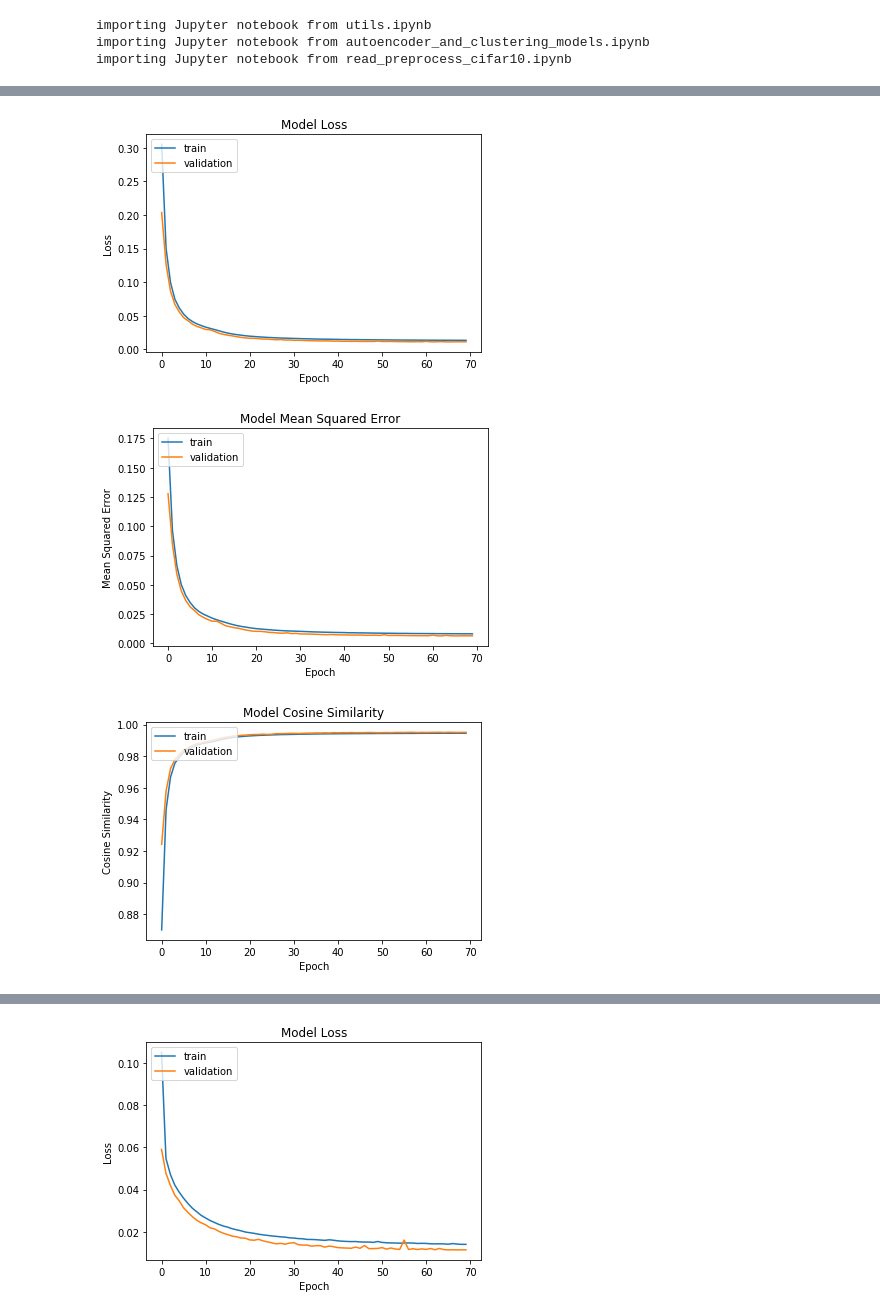
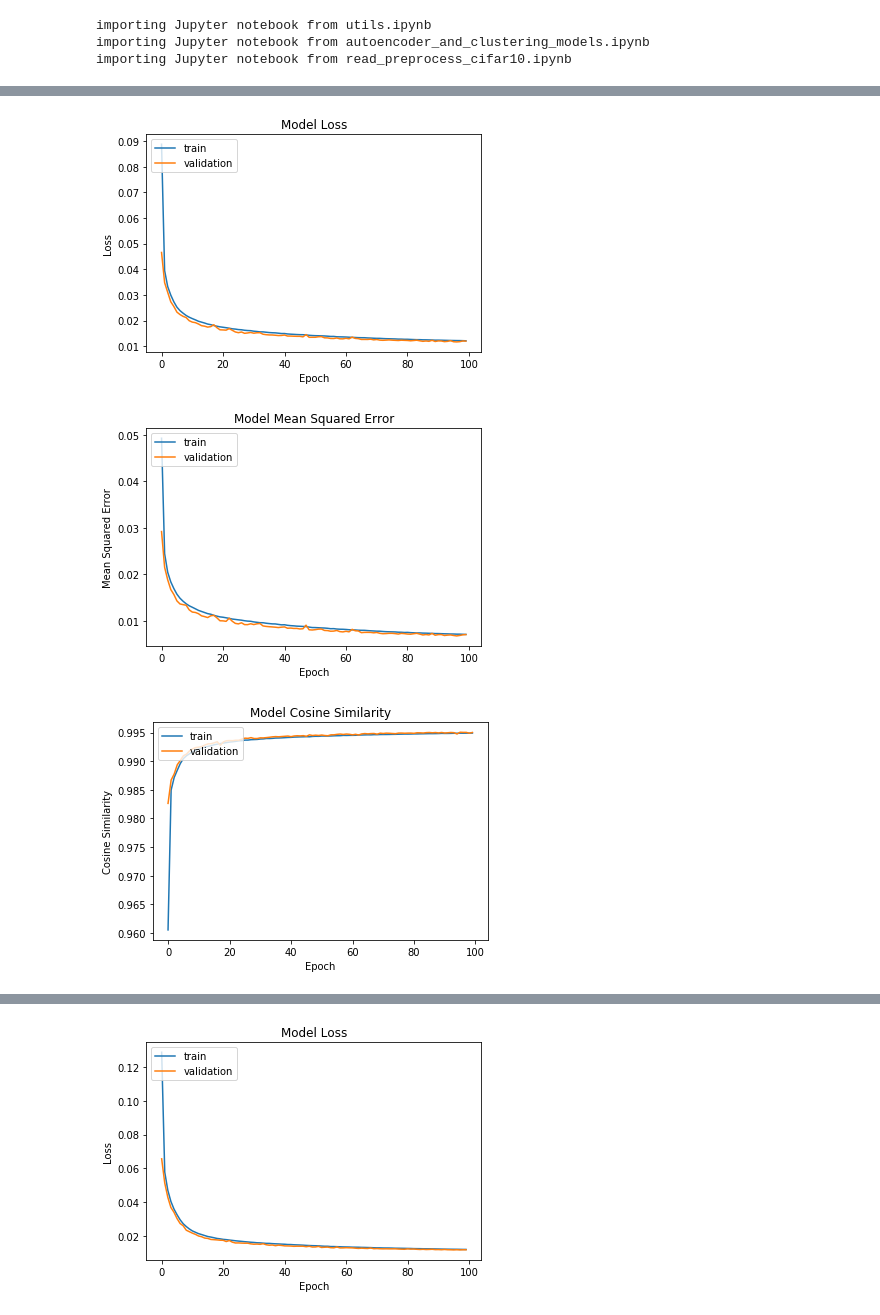
Before and after one commit to luizamarnet/autoencoder, a Jupyter notebook: autoencoder_cifar10.ipynb, the cells around one changed output, grey strips where cells are left out. Cells and saved outputs as stored; diff of their text form; code cells hidden in the pictures.

```diff
--- a/autoencoder_cifar10.ipynb
+++ b/autoencoder_cifar10.ipynb
@@ -160,5 +160,5 @@ def train_evaluate(n_epoch, b_size, arq_path):
     print('The Mean Validation Cosine Similarity for the Cross-Validation = ', val_consineSimilarity_mean, ' - with Standard Deviation = ', val_consineSimilarity_std)
 # %%
 arq_path = 'D:\Luiza\OneDrive\Documentos\Doutorado\MeusProjetos\\autoencoder\cifar10'
-train_evaluate(n_epoch=70, b_size=32, arq_path = arq_path)
+train_evaluate(n_epoch=100, b_size=32, arq_path = arq_path)
 # %% [output]
@@ -182,3 +182,3 @@ Epoch 70/70
-[figure, old version]
+[figure, new version]
-[figure, old version]
+[figure, new version]
-[figure, old version]
+[figure, new version]
@@ -202 +202 @@ Epoch 70/70
-[figure, old version]
+[figure, new version]
```
Also changed, not shown: parts of 4 cells of this notebook, 38 other files.
